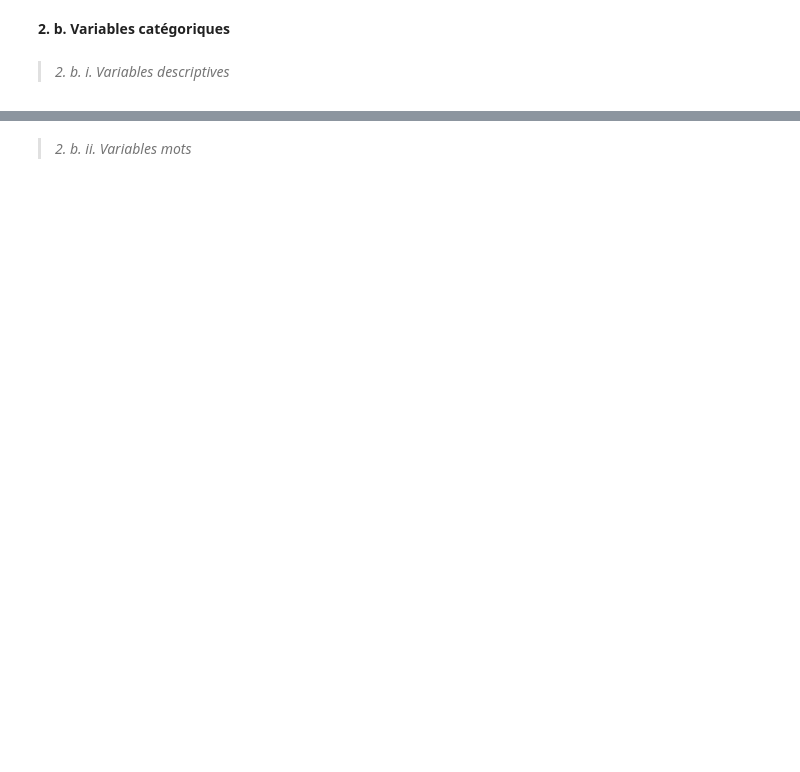
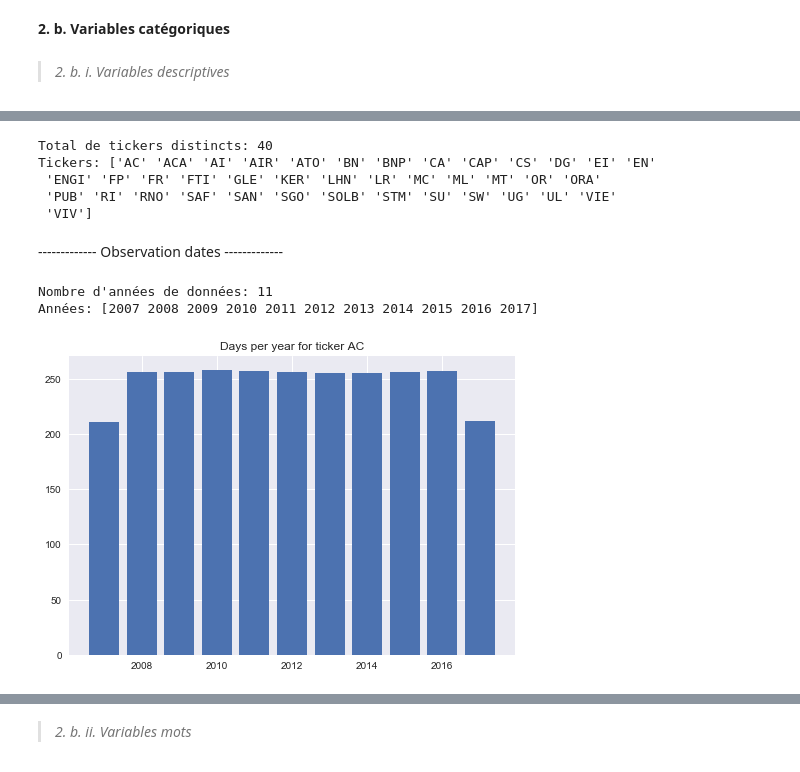
Before and after one commit to FranciscoRZ/WordImpactForecasting, a Jupyter notebook: exploratory_notebooks/kitchen_book.ipynb, the cells around one changed output, grey strips where cells are left out. Saved outputs shown, nothing was run; the diff lists cells and outputs as text; code cells hidden in the pictures; blank space fills up the shorter version.

```diff
--- a/exploratory_notebooks/kitchen_book.ipynb
+++ b/exploratory_notebooks/kitchen_book.ipynb
@@ -166,0 +182,38 @@ descriptive_variables = non_numeric_variables[:4]
+# %%
+all_tickers = data.TICKER.unique()
+print(f"Total de tickers distincts: {len(all_tickers)}")
+print("Tickers:", all_tickers)
+# %% [output]
+Total de tickers distincts: 40
+Tickers: ['AC' 'ACA' 'AI' 'AIR' 'ATO' 'BN' 'BNP' 'CA' 'CAP' 'CS' 'DG' 'EI' 'EN'
+ 'ENGI' 'FP' 'FR' 'FTI' 'GLE' 'KER' 'LHN' 'LR' 'MC' 'ML' 'MT' 'OR' 'ORA'
+ 'PUB' 'RI' 'RNO' 'SAF' 'SAN' 'SGO' 'SOLB' 'STM' 'SU' 'SW' 'UG' 'UL' 'VIE'
+ 'VIV']
+# %% [markdown]
+------------- Observation dates -------------
+# %%
+def compute_day_count(ticker:str, data:pd.DataFrame) -> dict:
+    ''' Computes the day count of observations for given ticker
+    '''
+    tmp = data.loc[data['TICKER']==ticker]
+    day_count = {}
+    for year in data["annee"].unique():
+        day_count[year] = tmp.loc[tmp["annee"]==year].set_index(["annee", "mois", "jour"]).shape[0]
+    return day_count
+# %%
+years = data["annee"].unique()
+print(f"Nombre d'années de données: {len(years)}")
+print(f"Années: {years}")
+# %% [output]
+Nombre d'années de données: 11
+Années: [2007 2008 2009 2010 2011 2012 2013 2014 2015 2016 2017]
+# %%
+all_day_counts = {}
+for ticker in all_tickers:
+    all_day_counts[ticker] = compute_day_count(ticker, data)
+# %%
+day_count = all_day_counts[all_tickers[0]]
+plt.bar(day_count.keys(), day_count.values())
+plt.title(f"Days per year for ticker {all_tickers[0]}");
+# %% [output]
+[figure, added]
```
Also changed, not shown: parts of 25 cells of this notebook.
